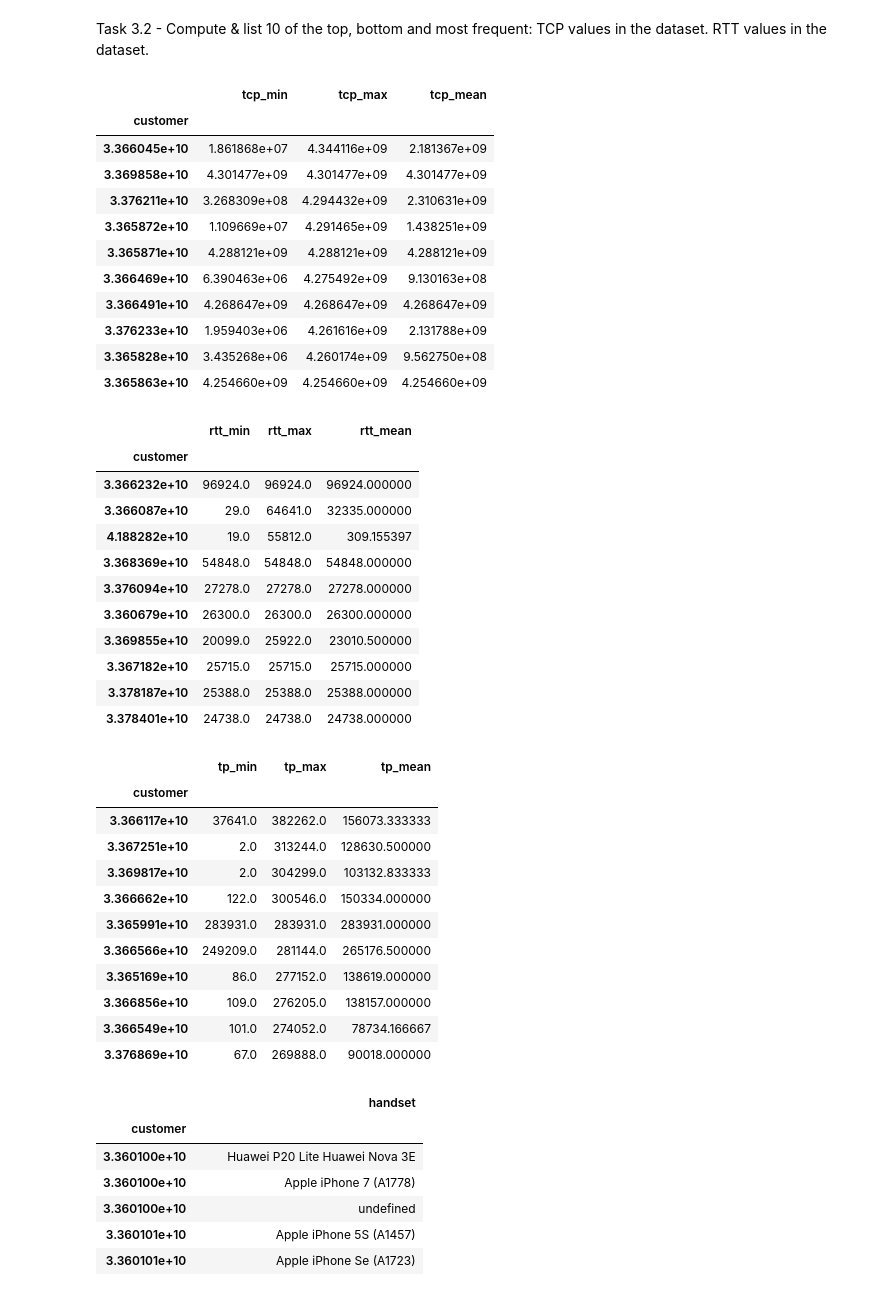
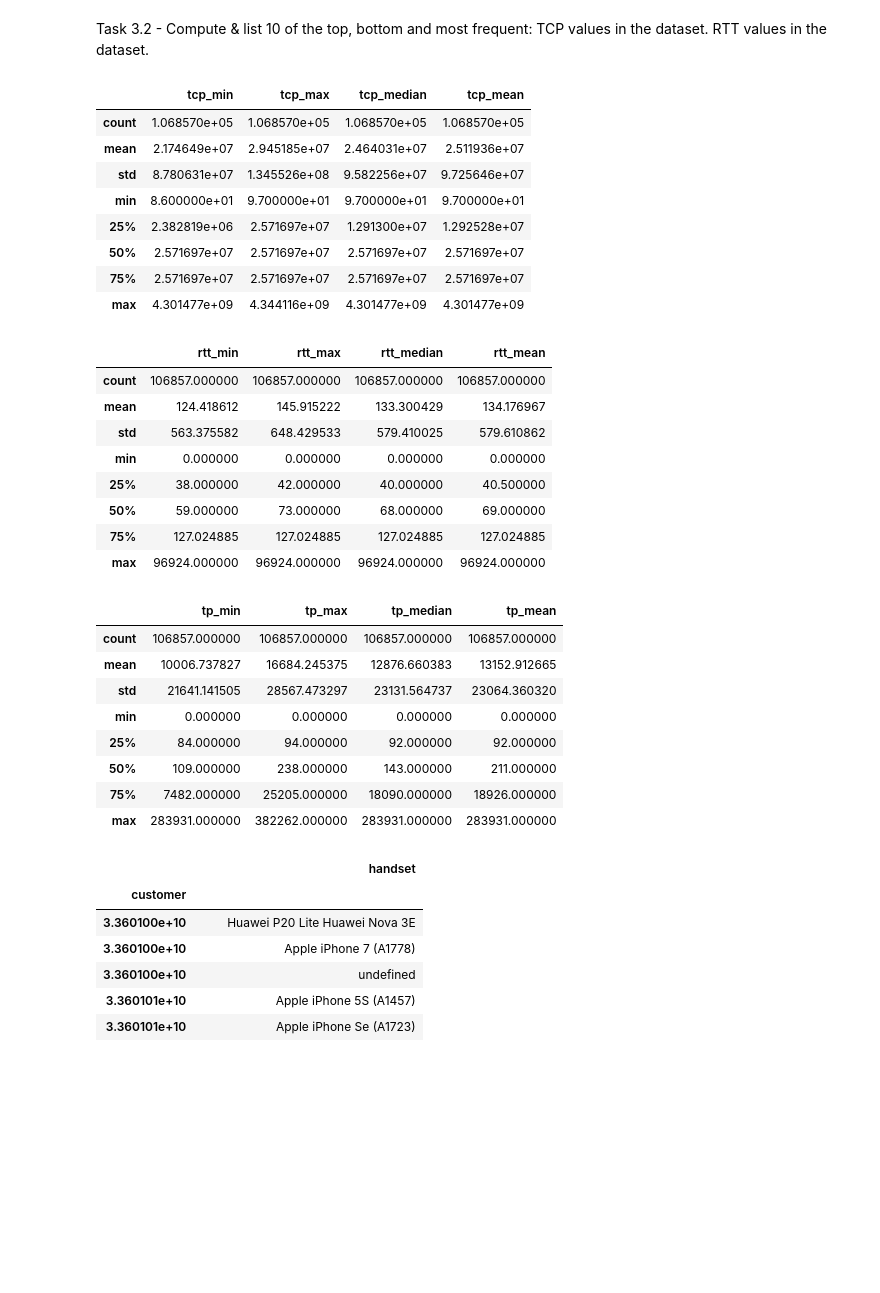
Before and after one commit to tutorialcreation/TelComChallenge, a Jupyter notebook: notebooks/Experience Analysis.ipynb, the cells around one changed output. Drawn from its saved outputs; the diff is of its cells as text; code cells hidden in the pictures; blank space fills up the shorter version.

```diff
--- a/notebooks/Experience Analysis.ipynb
+++ b/notebooks/Experience Analysis.ipynb
@@ -161,7 +161,7 @@ Average throughput
 # %%
 def aggregation_cols(df,col_1,col_2,ty="numerical",trim=False):
     if ty == "numerical":
-        grouped = df.groupby(col_1).agg({col_2: [min, max, mean]})
+        grouped = df.groupby(col_1).agg({col_2: [min, max, median,mean]})
         grouped.columns = ["_".join(x) for x in grouped.columns.ravel()]
     else:
         grouped = df.groupby([col_1])[col_2].agg(pd.Series.mode)
@@ -174,55 +174,46 @@ TCP values in the dataset.
 RTT values in the dataset.
 # %%
 tcp_aggregation = aggregation_cols(experience_df,'customer','tcp')
-top_customers_tcp = tcp_aggregation.sort_values(by='tcp_max', ascending=False)
-top_customers_tcp.head(10)
+# top_customers_tcp = tcp_aggregation.sort_values(by='tcp_max')
+top_customers_tcp.describe()
 # %% [output]
-|  | tcp_min | tcp_max | tcp_mean |
-| customer |  |  |  |
-| 3.366045e+10 | 1.861868e+07 | 4.344116e+09 | 2.181367e+09 |
-| 3.369858e+10 | 4.301477e+09 | 4.301477e+09 | 4.301477e+09 |
-| 3.376211e+10 | 3.268309e+08 | 4.294432e+09 | 2.310631e+09 |
-| 3.365872e+10 | 1.109669e+07 | 4.291465e+09 | 1.438251e+09 |
-| 3.365871e+10 | 4.288121e+09 | 4.288121e+09 | 4.288121e+09 |
-| 3.366469e+10 | 6.390463e+06 | 4.275492e+09 | 9.130163e+08 |
-| 3.366491e+10 | 4.268647e+09 | 4.268647e+09 | 4.268647e+09 |
-| 3.376233e+10 | 1.959403e+06 | 4.261616e+09 | 2.131788e+09 |
-| 3.365828e+10 | 3.435268e+06 | 4.260174e+09 | 9.562750e+08 |
-| 3.365863e+10 | 4.254660e+09 | 4.254660e+09 | 4.254660e+09 |
+|  | tcp_min | tcp_max | tcp_median | tcp_mean |
+| count | 1.068570e+05 | 1.068570e+05 | 1.068570e+05 | 1.068570e+05 |
+| mean | 2.174649e+07 | 2.945185e+07 | 2.464031e+07 | 2.511936e+07 |
+| std | 8.780631e+07 | 1.345526e+08 | 9.582256e+07 | 9.725646e+07 |
+| min | 8.600000e+01 | 9.700000e+01 | 9.700000e+01 | 9.700000e+01 |
+| 25% | 2.382819e+06 | 2.571697e+07 | 1.291300e+07 | 1.292528e+07 |
+| 50% | 2.571697e+07 | 2.571697e+07 | 2.571697e+07 | 2.571697e+07 |
+| 75% | 2.571697e+07 | 2.571697e+07 | 2.571697e+07 | 2.571697e+07 |
+| max | 4.301477e+09 | 4.344116e+09 | 4.301477e+09 | 4.301477e+09 |
 # %%
 rtt_aggregation = aggregation_cols(experience_df,'customer','rtt')
-top_customers_rtt = rtt_aggregation.sort_values(by='rtt_max', ascending=False)
-top_customers_rtt.head(10)
+top_customers_rtt = rtt_aggregation.sort_values(by='rtt_median', ascending=False)
+top_customers_rtt.describe()
 # %% [output]
-|  | rtt_min | rtt_max | rtt_mean |
-| customer |  |  |  |
-| 3.366232e+10 | 96924.0 | 96924.0 | 96924.000000 |
-| 3.366087e+10 | 29.0 | 64641.0 | 32335.000000 |
-| 4.188282e+10 | 19.0 | 55812.0 | 309.155397 |
-| 3.368369e+10 | 54848.0 | 54848.0 | 54848.000000 |
-| 3.376094e+10 | 27278.0 | 27278.0 | 27278.000000 |
-| 3.360679e+10 | 26300.0 | 26300.0 | 26300.000000 |
-| 3.369855e+10 | 20099.0 | 25922.0 | 23010.500000 |
-| 3.367182e+10 | 25715.0 | 25715.0 | 25715.000000 |
-| 3.378187e+10 | 25388.0 | 25388.0 | 25388.000000 |
-| 3.378401e+10 | 24738.0 | 24738.0 | 24738.000000 |
+|  | rtt_min | rtt_max | rtt_median | rtt_mean |
+| count | 106857.000000 | 106857.000000 | 106857.000000 | 106857.000000 |
+| mean | 124.418612 | 145.915222 | 133.300429 | 134.176967 |
+| std | 563.375582 | 648.429533 | 579.410025 | 579.610862 |
+| min | 0.000000 | 0.000000 | 0.000000 | 0.000000 |
+| 25% | 38.000000 | 42.000000 | 40.000000 | 40.500000 |
+| 50% | 59.000000 | 73.000000 | 68.000000 | 69.000000 |
+| 75% | 127.024885 | 127.024885 | 127.024885 | 127.024885 |
+| max | 96924.000000 | 96924.000000 | 96924.000000 | 96924.000000 |
 # %%
 tp_aggregation = aggregation_cols(experience_df,'customer','tp')
-top_customers_tp = tp_aggregation.sort_values(by='tp_max', ascending=False)
-top_customers_tp.head(10)
+top_customers_tp = tp_aggregation.sort_values(by='tp_median', ascending=False)
+top_customers_tp.describe()
 # %% [output]
-|  | tp_min | tp_max | tp_mean |
-| customer |  |  |  |
-| 3.366117e+10 | 37641.0 | 382262.0 | 156073.333333 |
-| 3.367251e+10 | 2.0 | 313244.0 | 128630.500000 |
-| 3.369817e+10 | 2.0 | 304299.0 | 103132.833333 |
-| 3.366662e+10 | 122.0 | 300546.0 | 150334.000000 |
-| 3.365991e+10 | 283931.0 | 283931.0 | 283931.000000 |
-| 3.366566e+10 | 249209.0 | 281144.0 | 265176.500000 |
-| 3.365169e+10 | 86.0 | 277152.0 | 138619.000000 |
-| 3.366856e+10 | 109.0 | 276205.0 | 138157.000000 |
-| 3.366549e+10 | 101.0 | 274052.0 | 78734.166667 |
-| 3.376869e+10 | 67.0 | 269888.0 | 90018.000000 |
+|  | tp_min | tp_max | tp_median | tp_mean |
+| count | 106857.000000 | 106857.000000 | 106857.000000 | 106857.000000 |
+| mean | 10006.737827 | 16684.245375 | 12876.660383 | 13152.912665 |
+| std | 21641.141505 | 28567.473297 | 23131.564737 | 23064.360320 |
+| min | 0.000000 | 0.000000 | 0.000000 | 0.000000 |
+| 25% | 84.000000 | 94.000000 | 92.000000 | 92.000000 |
+| 50% | 109.000000 | 238.000000 | 143.000000 | 211.000000 |
+| 75% | 7482.000000 | 25205.000000 | 18090.000000 | 18926.000000 |
+| max | 283931.000000 | 382262.000000 | 283931.000000 | 283931.000000 |
 # %%
 handset_aggregation = aggregation_cols(experience_df,'customer','handset',ty="categorical")
 top_handsets = pd.DataFrame(handset_aggregation)
```
Also changed, not shown: parts of 9 cells of this notebook, 3 other files.
